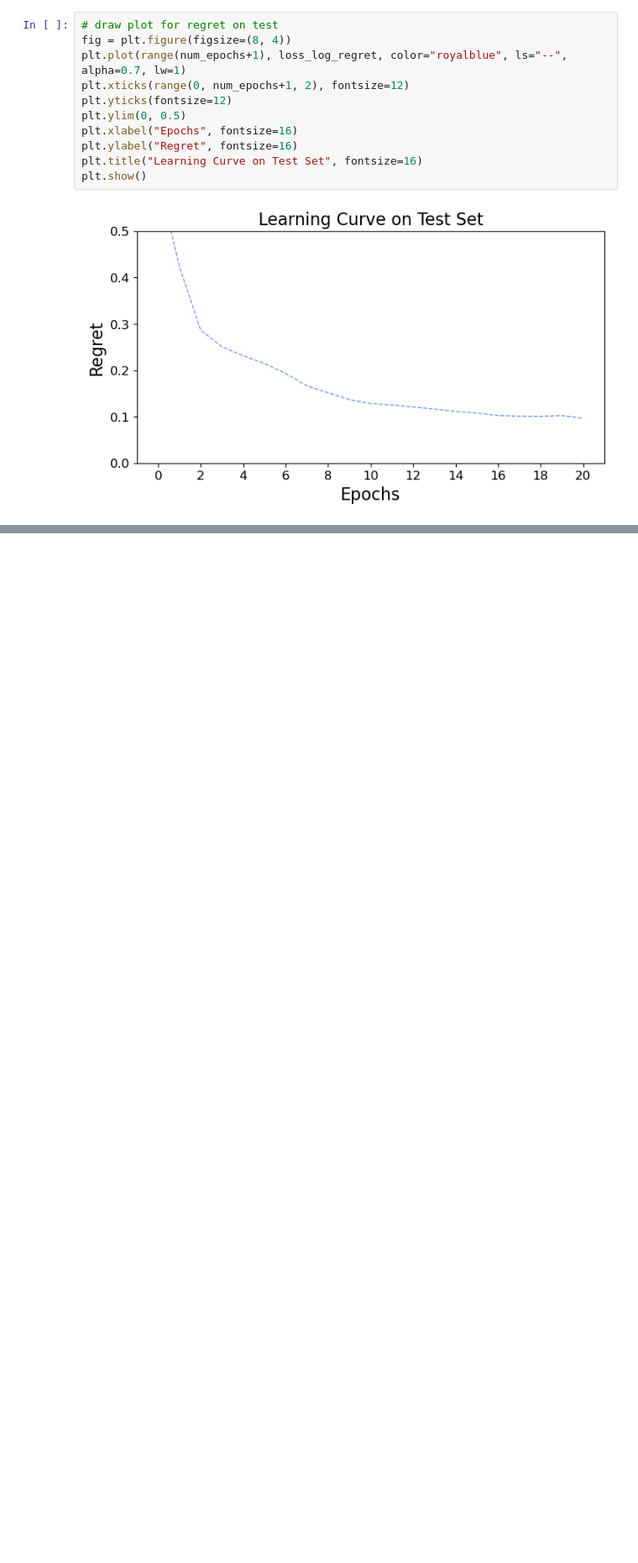
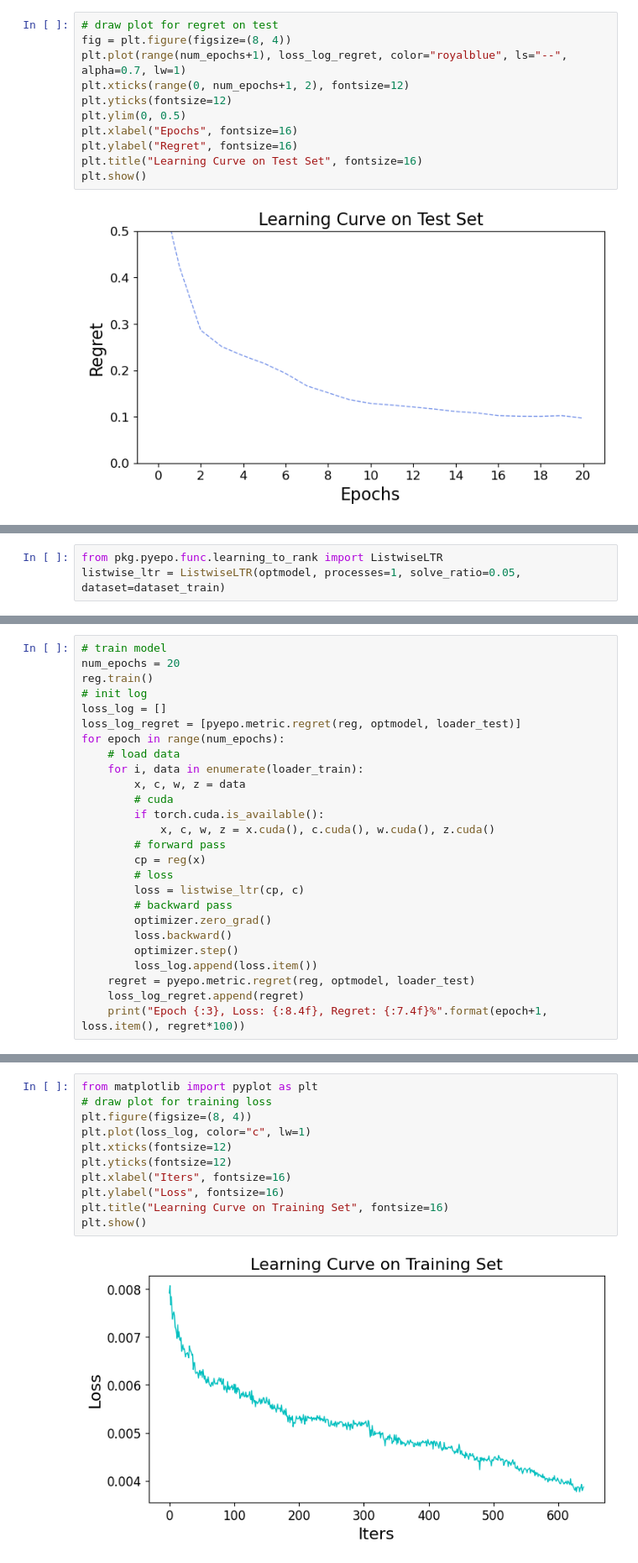
Before and after one commit to khalil-research/PyEPO, a Jupyter notebook: notebooks/03 Training and Testing.ipynb, the cells around one changed output, grey strips where cells are left out. Shown at 84% size. Saved outputs shown, nothing was run; the diff lists cells and outputs as text; blank space fills up the shorter version.

Commit message:
Updated Training and Testing notebook

```diff
--- a/notebooks/03 Training and Testing.ipynb
+++ b/notebooks/03 Training and Testing.ipynb
@@ -627,0 +650,3 @@ plt.show()
+# %%
+from pkg.pyepo.func.learning_to_rank import ListwiseLTR
+listwise_ltr = ListwiseLTR(optmodel, processes=1, solve_ratio=0.05, dataset=dataset_train)
@@ -627,0 +657,26 @@ plt.show()
+# %%
+# train model
+num_epochs = 20
+reg.train()
+# init log
+loss_log = []
+loss_log_regret = [pyepo.metric.regret(reg, optmodel, loader_test)]
+for epoch in range(num_epochs):
+    # load data
+    for i, data in enumerate(loader_train):
+        x, c, w, z = data
+        # cuda
+        if torch.cuda.is_available():
+            x, c, w, z = x.cuda(), c.cuda(), w.cuda(), z.cuda()
+        # forward pass
+        cp = reg(x)
+        # loss
+        loss = listwise_ltr(cp, c)
+        # backward pass
+        optimizer.zero_grad()
+        loss.backward()
+        optimizer.step()
+        loss_log.append(loss.item())
+    regret = pyepo.metric.regret(reg, optmodel, loader_test)
+    loss_log_regret.append(regret)
+    print("Epoch {:3}, Loss: {:8.4f}, Regret: {:7.4f}%".format(epoch+1, loss.item(), regret*100))
@@ -627,0 +706,13 @@ plt.show()
+# %%
+from matplotlib import pyplot as plt
+# draw plot for training loss
+plt.figure(figsize=(8, 4))
+plt.plot(loss_log, color="c", lw=1)
+plt.xticks(fontsize=12)
+plt.yticks(fontsize=12)
+plt.xlabel("Iters", fontsize=16)
+plt.ylabel("Loss", fontsize=16)
+plt.title("Learning Curve on Training Set", fontsize=16)
+plt.show()
+# %% [output]
+[figure, added]
```
Also changed, not shown: parts of 14 cells of this notebook.
